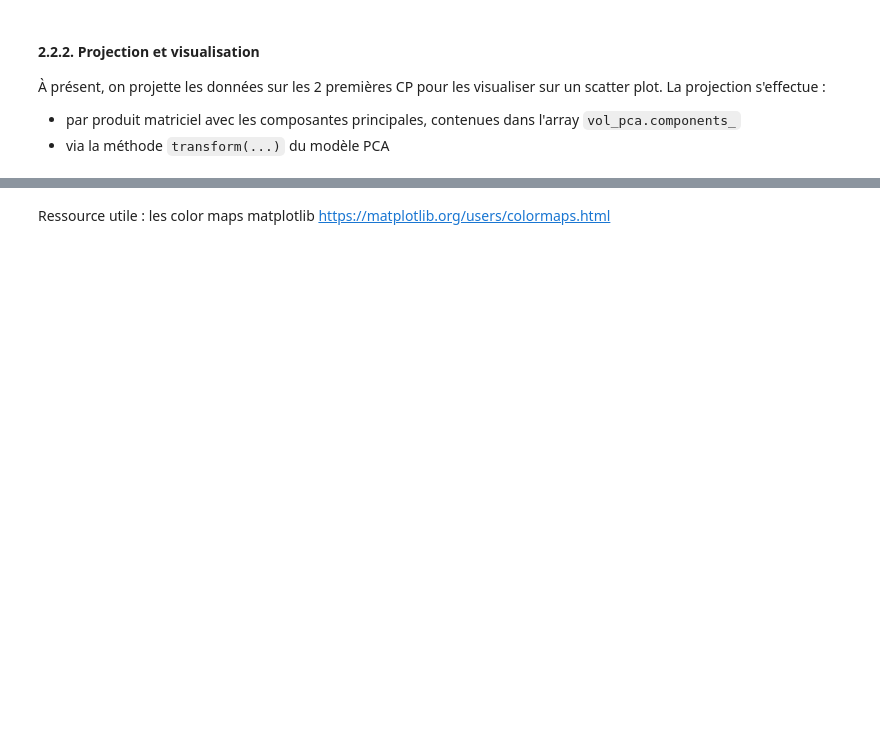
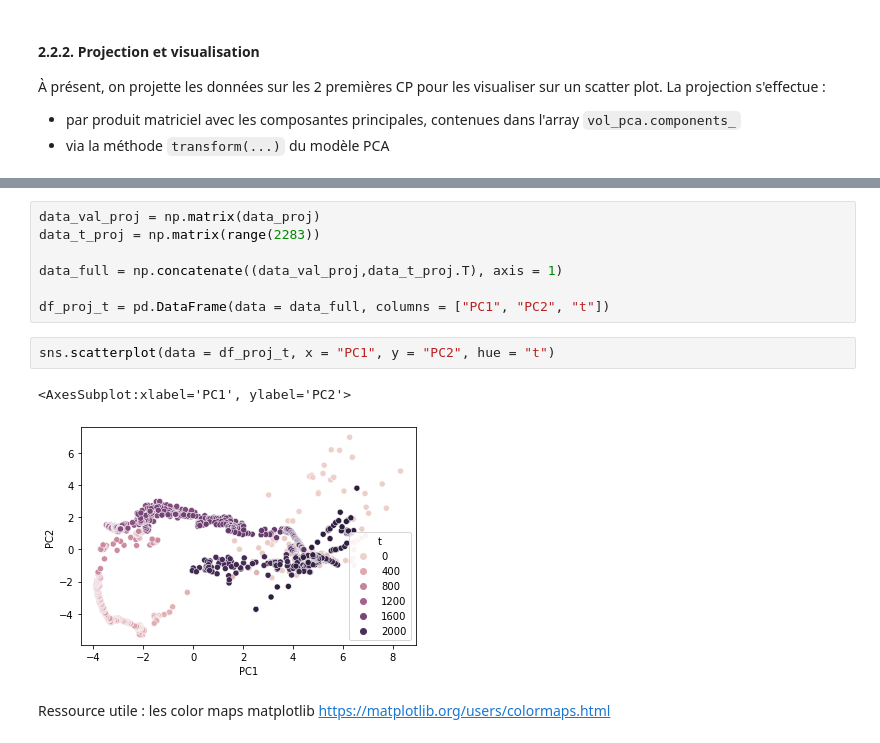
Before and after one commit to Davidson-Lova/TD_stats, a Jupyter notebook: TD2/TD2.ipynb, the cells around one changed output, grey strips where cells are left out. Drawn from its saved outputs; the diff is of its cells as text; blank space fills up the shorter version.

```diff
--- a/TD2/TD2.ipynb
+++ b/TD2/TD2.ipynb
@@ -497,3 +528,15 @@ EXERCICE - Projection et visualisation par PCA.
+# %%
+data_val_proj = np.matrix(data_proj)
+data_t_proj = np.matrix(range(2283))
+
+data_full = np.concatenate((data_val_proj,data_t_proj.T), axis = 1)
+
+df_proj_t = pd.DataFrame(data = data_full, columns = ["PC1", "PC2", "t"])
+# %%
+sns.scatterplot(data = df_proj_t, x = "PC1", y = "PC2", hue = "t")
+# %% [output]
+<AxesSubplot:xlabel='PC1', ylabel='PC2'>
+[figure, added]
 # %% [markdown]
 Ressource utile : les color maps matplotlib https://matplotlib.org/users/colormaps.html
 # %%
```
Also changed, not shown: parts of 19 cells of this notebook.
